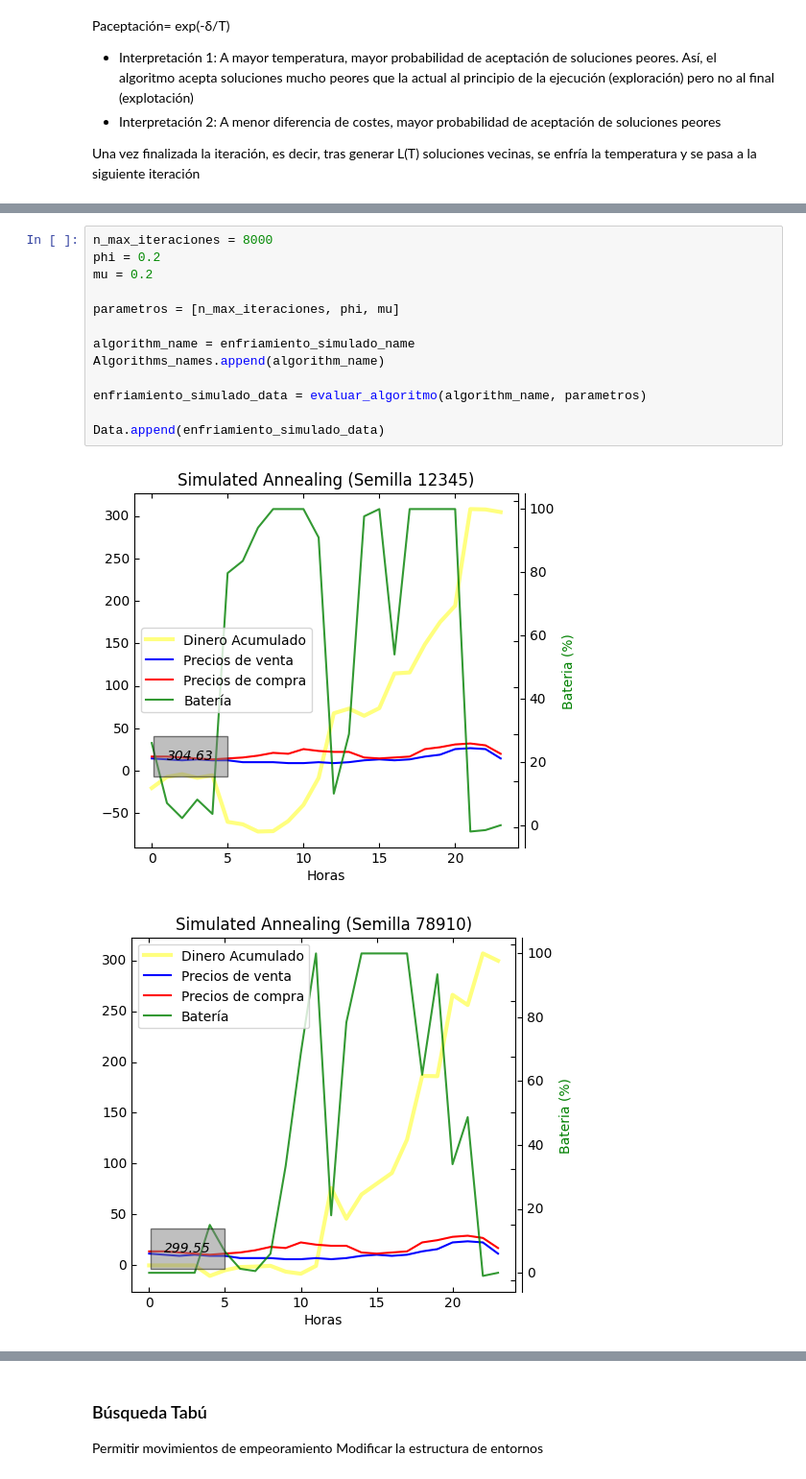
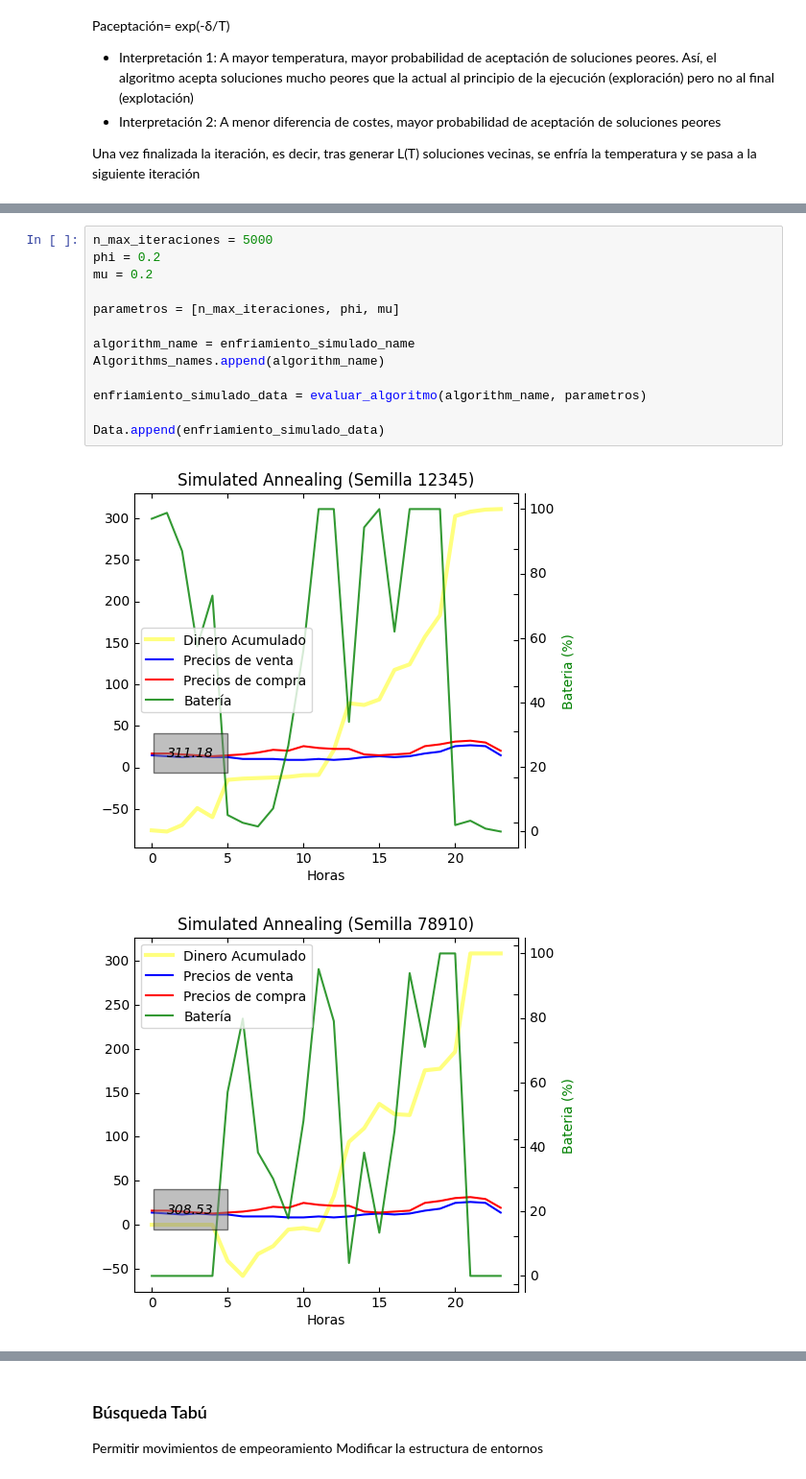
Before and after one commit to GrunCrow/Optimization_Solar_Plant, a Jupyter notebook: 1_Environments_and_Trajectories/notebook.ipynb, the cells around one changed output, grey strips where cells are left out. Shown at 96% size. Saved outputs shown, nothing was run; the diff lists cells and outputs as text.

```diff
--- a/1_Environments_and_Trajectories/notebook.ipynb
+++ b/1_Environments_and_Trajectories/notebook.ipynb
@@ -1276,18 +1360,18 @@ def simulated_annealing(n_max_iteraciones, phi, mu):
 
     return mejor_solucion, contador_evaluaciones, totales_dinero
 # %%
-n_max_iteraciones = 8000
+n_max_iteraciones = 5000
 phi = 0.2
 mu = 0.2
 
 parametros = [n_max_iteraciones, phi, mu]
 
 algorithm_name = enfriamiento_simulado_name
 Algorithms_names.append(algorithm_name)
 
 enfriamiento_simulado_data = evaluar_algoritmo(algorithm_name, parametros)
 
 Data.append(enfriamiento_simulado_data)
 # %% [output]
-[figure, old version]
+[figure, new version]
-[figure, old version]
+[figure, new version]
```
Also changed, not shown: parts of 9 cells of this notebook, 15 other files.
